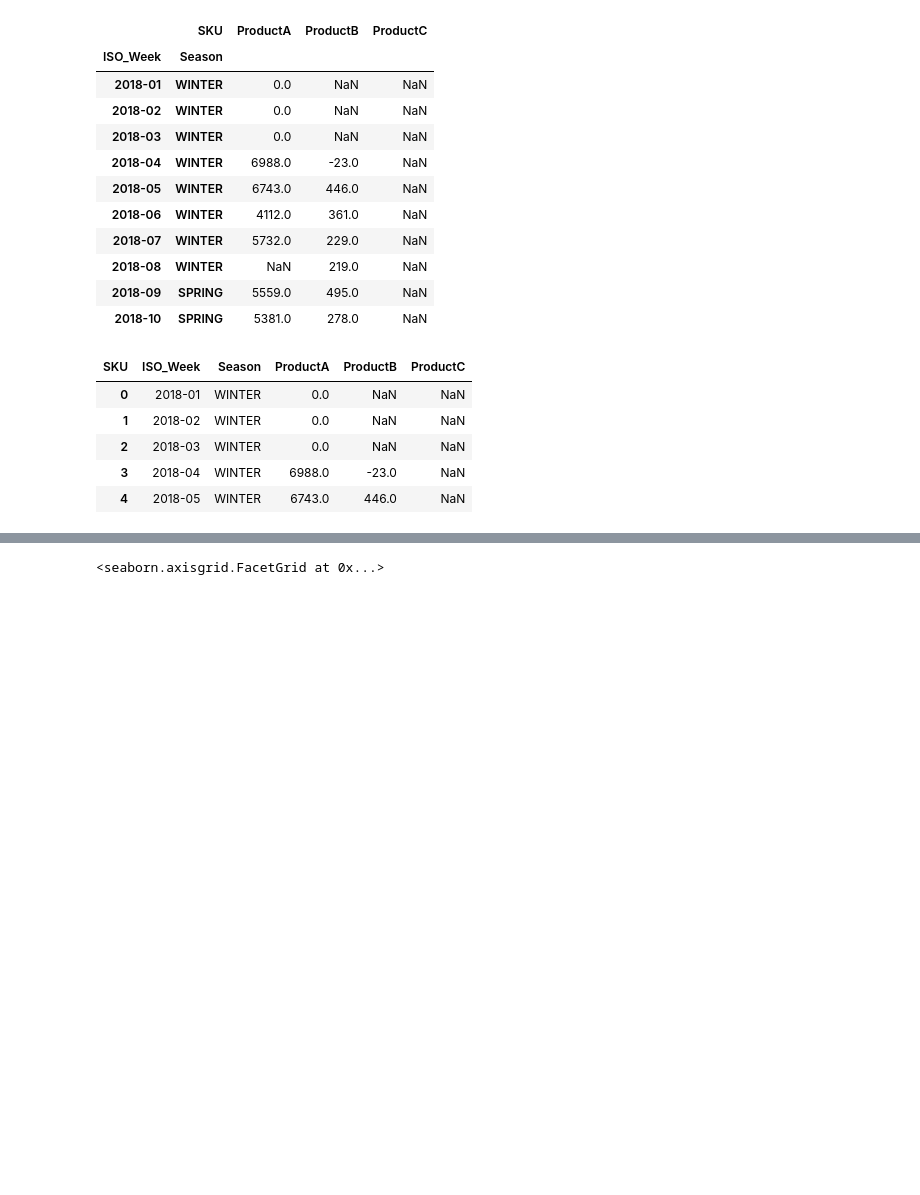
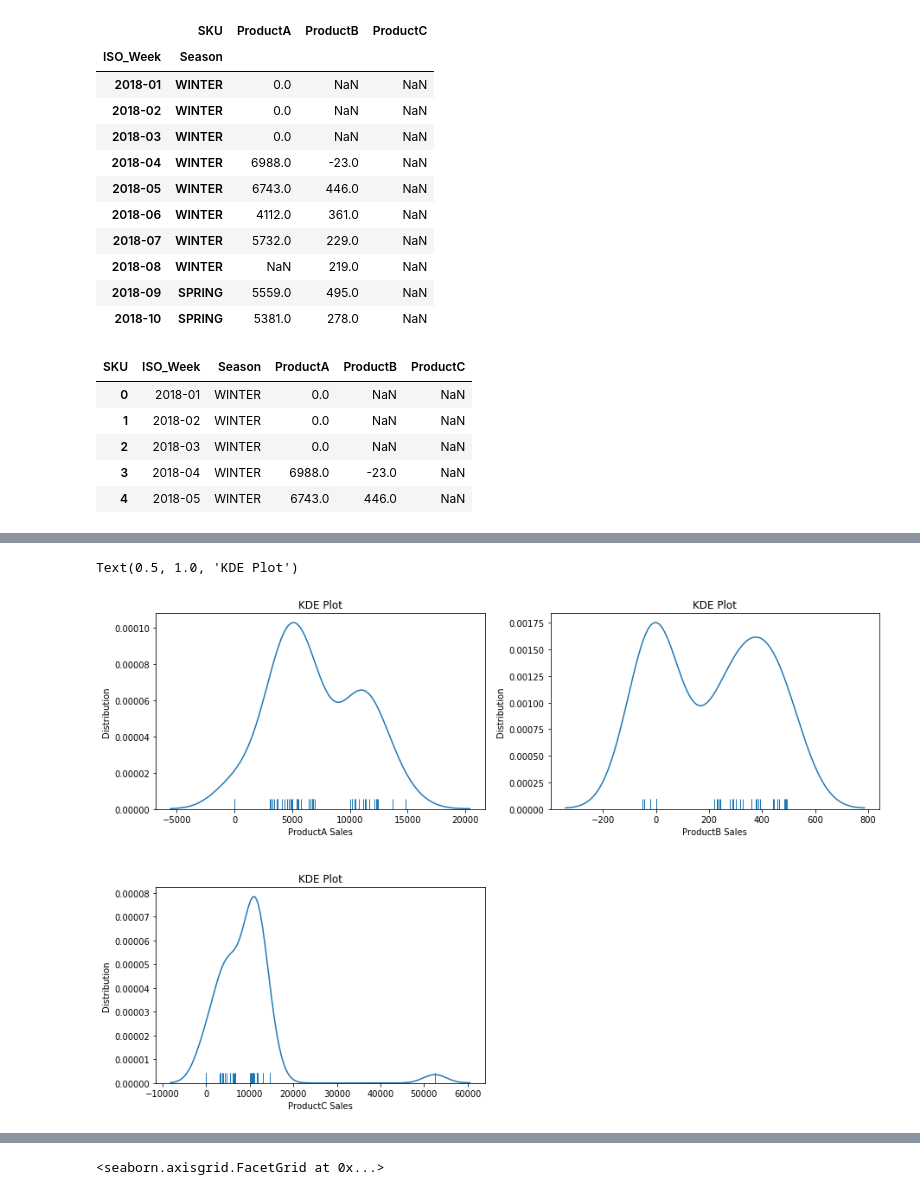
Before and after one commit to sauravjoshi/Timeseries-Forecasting, a Jupyter notebook: Case_Study_EY-Optimized.ipynb, the cells around one changed output, grey strips where cells are left out. Saved outputs shown, nothing was run; the diff lists cells and outputs as text; code cells hidden in the pictures; blank space fills up the shorter version.

```diff
--- a/Case_Study_EY-Optimized.ipynb
+++ b/Case_Study_EY-Optimized.ipynb
@@ -83,0 +116,26 @@ Index(['Season', 'ProductA', 'ProductA_Promotion', 'ProductB', 'ProductC',
+# %%
+fig = plt.figure()
+fig.subplots_adjust(hspace=0.4, wspace=0.2)
+fig.set_figheight(10)
+fig.set_figwidth(15)
+
+ax1 = fig.add_subplot(2, 2, 1)
+ax1 = sns.distplot(sales_pivot['ProductA'], rug=True, hist=False)
+ax1.set_xlabel('ProductA Sales')
+ax1.set_ylabel('Distribution')
+ax1.set_title("KDE Plot")
+
+ax2 = fig.add_subplot(2, 2, 2)
+ax2 = sns.distplot(sales_pivot['ProductB'], rug=True, hist=False)
+ax2.set_xlabel('ProductB Sales')
+ax2.set_ylabel('Distribution')
+ax2.set_title("KDE Plot")
+
+ax3 = fig.add_subplot(2, 2, 3)
+ax3 = sns.distplot(sales_pivot['ProductC'], rug=True, hist=False)
+ax3.set_xlabel('ProductC Sales')
+ax3.set_ylabel('Distribution')
+ax3.set_title("KDE Plot")
+# %% [output]
+Text(0.5, 1.0, 'KDE Plot')
+[figure, added]
```
Also changed, not shown: parts of 52 cells of this notebook.
